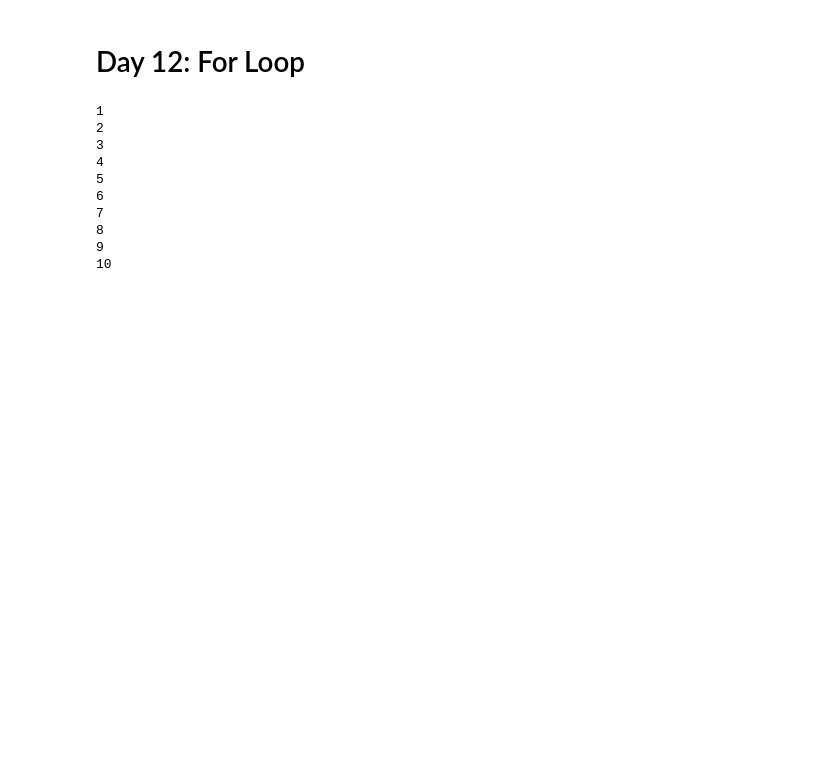
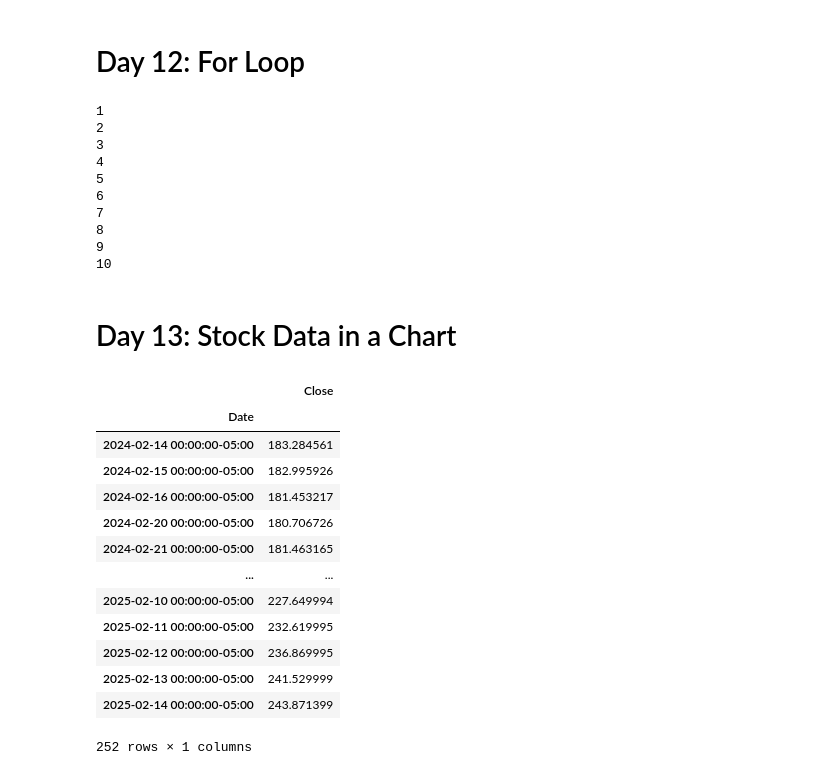
Before and after one commit to hackingbandy/coding_challenge, a Jupyter notebook: main.ipynb, the cells around one changed output. Cells and saved outputs as stored; diff of their text form; code cells hidden in the pictures; blank space fills up the shorter version.

Commit message:
Day 13 - yfinance data

```diff
--- a/main.ipynb
+++ b/main.ipynb
@@ -170,3 +170,30 @@ for x in list_of_numbers:
 8
 9
 10
+# %% [markdown]
+# Day 13: Stock Data in a Chart
+# %%
+import yfinance as money
+
+apple = money.Ticker('AAPL')
+
+data = apple.history(period='1y') # last year
+
+df = pd.DataFrame(data['Close'])
+
+df
+# %% [output]
+|  | Close |
+| Date |  |
+| 2024-02-14 00:00:00-05:00 | 183.284561 |
+| 2024-02-15 00:00:00-05:00 | 182.995926 |
+| 2024-02-16 00:00:00-05:00 | 181.453217 |
+| 2024-02-20 00:00:00-05:00 | 180.706726 |
+| 2024-02-21 00:00:00-05:00 | 181.463165 |
+| ... | ... |
+| 2025-02-10 00:00:00-05:00 | 227.649994 |
+| 2025-02-11 00:00:00-05:00 | 232.619995 |
+| 2025-02-12 00:00:00-05:00 | 236.869995 |
+| 2025-02-13 00:00:00-05:00 | 241.529999 |
+| 2025-02-14 00:00:00-05:00 | 243.871399 |
+252 rows × 1 columns
```
Also changed, not shown: parts of 1 cell of this notebook.
